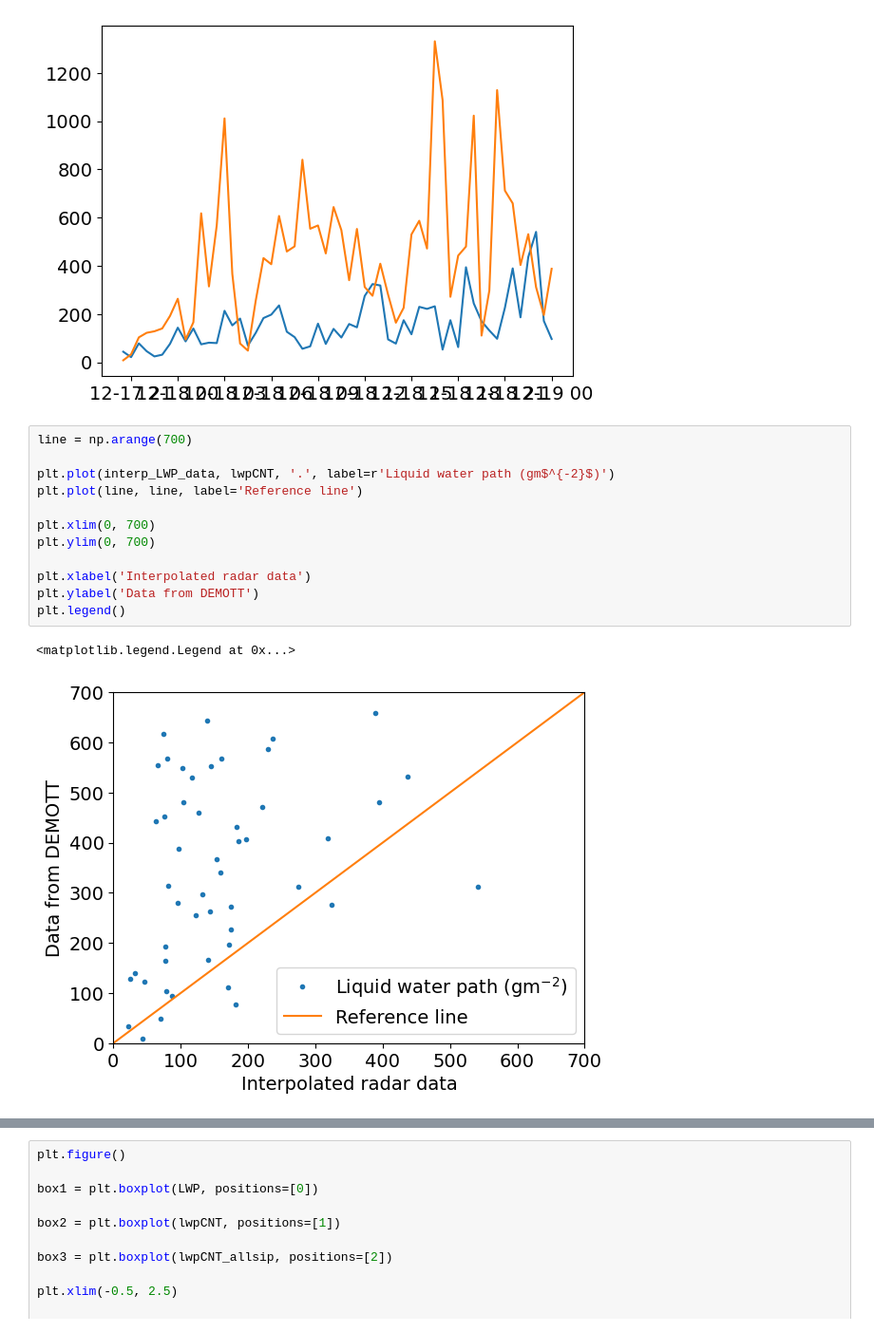
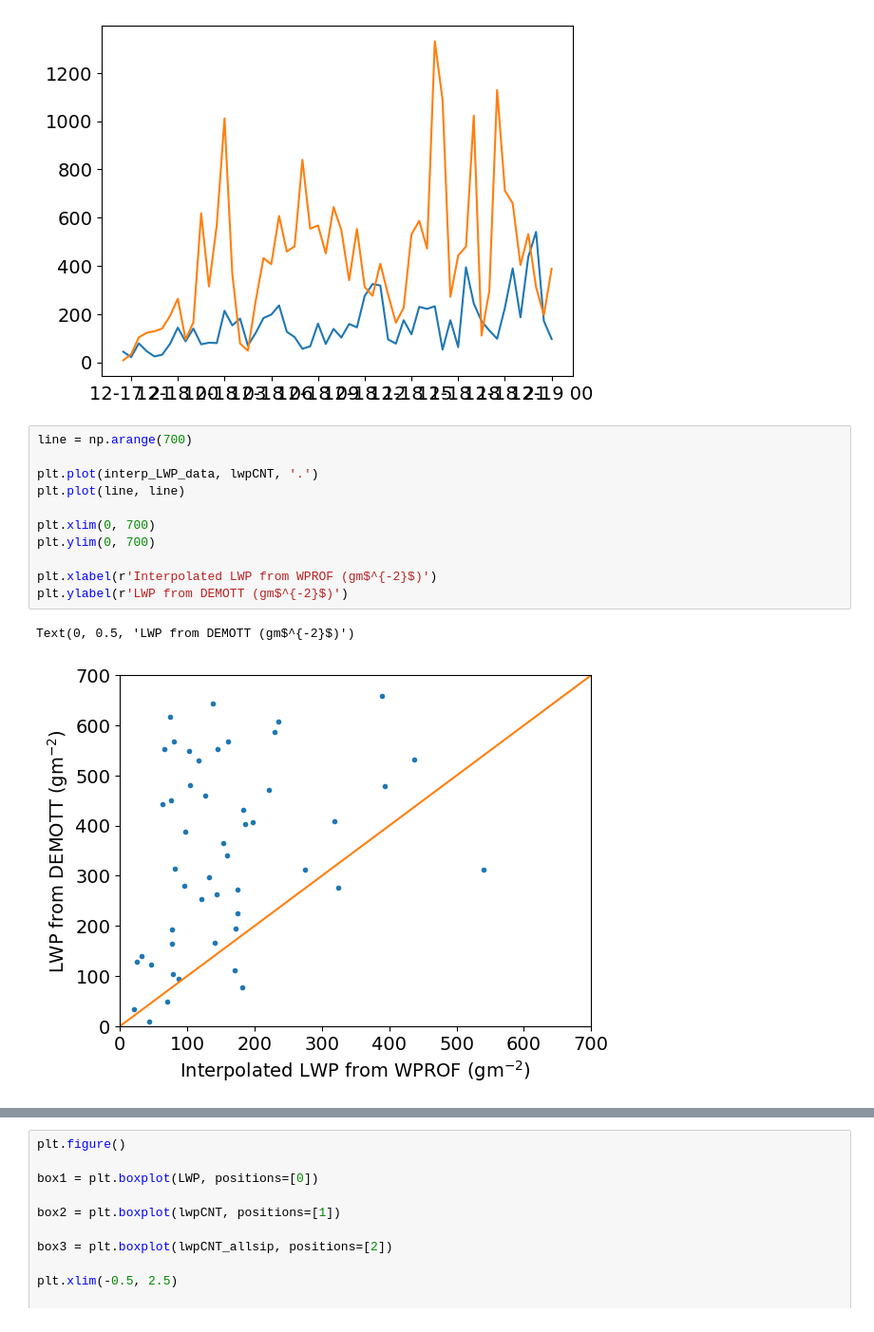
Before and after one commit to eliotperrin/Mixed-phase-cloud-with-CR-SIM, a Jupyter notebook: lwp difference.ipynb, the cells around one changed output, grey strips where cells are left out. Shown at 95% size. Cells and saved outputs as stored; diff of their text form.

```diff
--- a/lwp difference.ipynb
+++ b/lwp difference.ipynb
@@ -250,18 +250,17 @@ plt.plot(wrf_time,lwpCNT)
 # %%
 line = np.arange(700)
 
-plt.plot(interp_LWP_data, lwpCNT, '.', label=r'Liquid water path (gm$^{-2}$)')
-plt.plot(line, line, label='Reference line')
+plt.plot(interp_LWP_data, lwpCNT, '.')
+plt.plot(line, line)
 
 plt.xlim(0, 700)
 plt.ylim(0, 700)
 
-plt.xlabel('Interpolated radar data')
-plt.ylabel('Data from DEMOTT')
-plt.legend()
+plt.xlabel(r'Interpolated LWP from WPROF (gm$^{-2}$)')
+plt.ylabel(r'LWP from DEMOTT (gm$^{-2}$)')
 # %% [output]
-<matplotlib.legend.Legend at 0x...>
+Text(0, 0.5, 'LWP from DEMOTT (gm$^{-2}$)')
-[figure, old version]
+[figure, new version]
 # %%
 line = np.arange(700)
 
```
Also changed, not shown: parts of 1 cell of this notebook, 3 other files.
